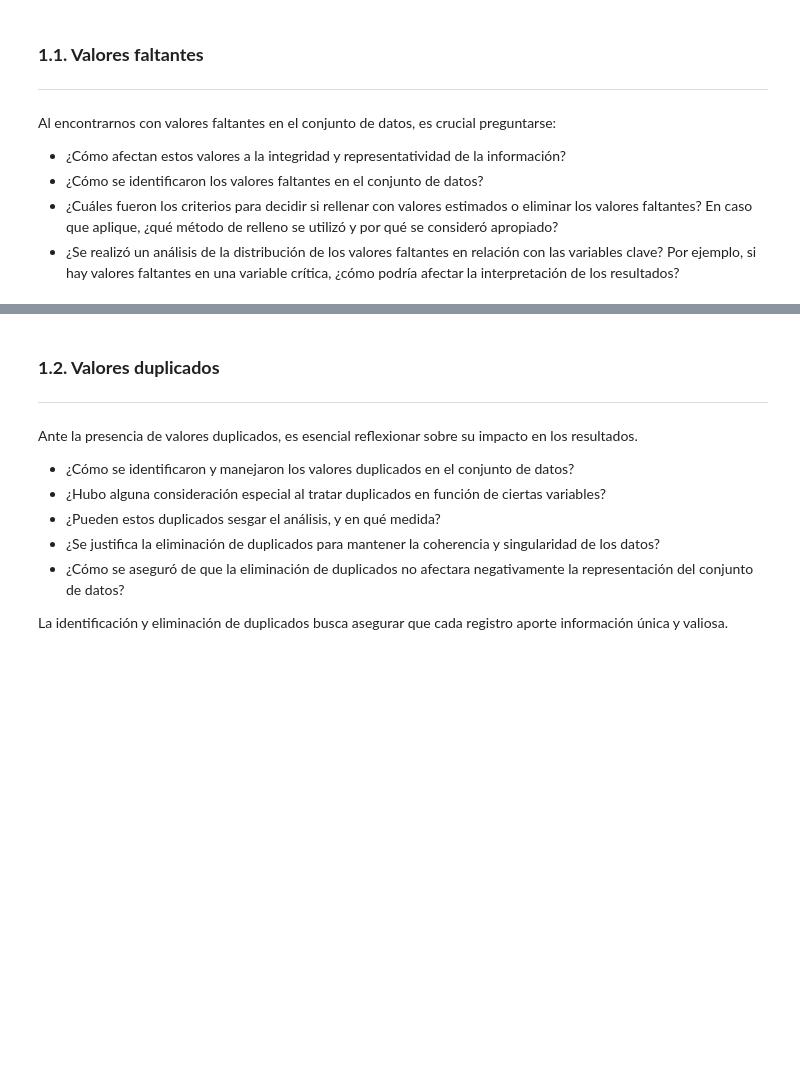
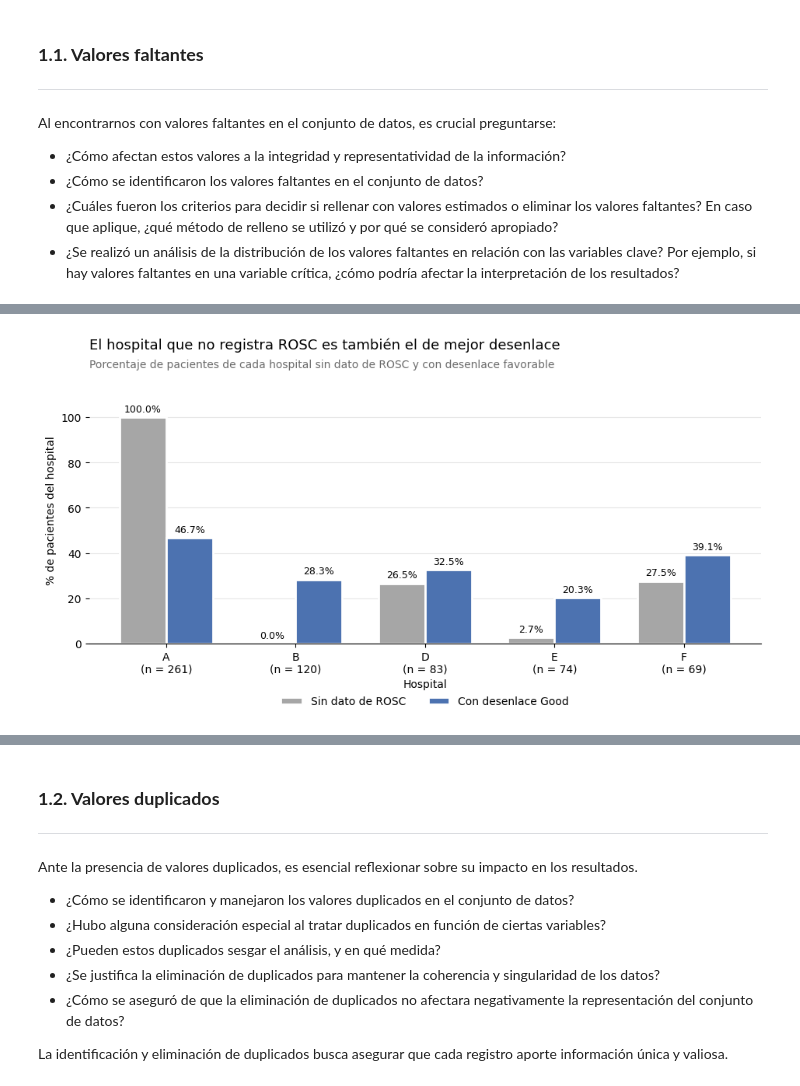
Before and after one commit to AlejandraJaramillo19/mlda-project_, a Jupyter notebook: notebooks/03_data_preparation/03_data_preparation.ipynb, the cells around one changed output, grey strips where cells are left out. Drawn from its saved outputs; the diff is of its cells as text; code cells hidden in the pictures; blank space fills up the shorter version.

```diff
--- a/notebooks/03_data_preparation/03_data_preparation.ipynb
+++ b/notebooks/03_data_preparation/03_data_preparation.ipynb
@@ -65,0 +209,5 @@ Al encontrarnos con valores faltantes en el conjunto de datos, es crucial pregun
+# %%
+for col in numeric_cols:
+    clinical_df[col] = pd.to_numeric(clinical_df[col], errors="coerce")
+
+clinical_df[numeric_cols].dtypes
@@ -65,0 +357,11 @@ Al encontrarnos con valores faltantes en el conjunto de datos, es crucial pregun
+# %%
+mediana_age = clinical_df['Age'].median()
+clinical_df['Age'] = clinical_df['Age'].fillna(mediana_age)
+
+print(f"Imputación aplicada con la mediana: {mediana_age:.0f} años\n")
+print("Estadística descriptiva final de Age:")
+print(clinical_df['Age'].describe().round(2).to_string())
+
+print(f"\nValores faltantes restantes en Age: {clinical_df['Age'].isnull().sum()}")
+assert clinical_df['Age'].isnull().sum() == 0, "Aún quedan faltantes en Age"
+print("Verificación superada: la variable Age no contiene valores faltantes.")
@@ -65,0 +459,45 @@ Al encontrarnos con valores faltantes en el conjunto de datos, es crucial pregun
+# %%
+resumen_hosp = clinical_df.groupby('Hospital').apply(
+    lambda g: pd.Series({
+        'pct_sin_dato': g['ROSC'].isnull().mean() * 100,
+        'pct_good': (g['Outcome'] == 'Good').mean() * 100,
+        'n': len(g),
+    }), include_groups=False
+)
+
+hospitales = resumen_hosp.index.tolist()
+x = np.arange(len(hospitales))
+w = 0.36
+
+fig, ax = plt.subplots(figsize=(9.5, 5.2))
+b1 = ax.bar(x - w/2, resumen_hosp['pct_sin_dato'], w, label='Sin dato de ROSC',
+            color='#A6A6A6', edgecolor='white', linewidth=2)
+b2 = ax.bar(x + w/2, resumen_hosp['pct_good'], w, label='Con desenlace Good',
+            color='#4C72B0', edgecolor='white', linewidth=2)
+
+for barras in (b1, b2):
+    for barra in barras:
+        alto = barra.get_height()
+        ax.text(barra.get_x() + barra.get_width()/2, alto + 1.5,
+                f'{alto:.1f}%', ha='center', va='bottom', fontsize=9)
+
+ax.set_title('El hospital que no registra ROSC es también el de mejor desenlace',
+             fontsize=13, pad=26, loc='left')
+ax.text(0, 1.035,
+        'Porcentaje de pacientes de cada hospital sin dato de ROSC y con desenlace favorable',
+        transform=ax.transAxes, fontsize=10, color='#6b6b6b')
+ax.set_xlabel('Hospital')
+ax.set_ylabel('% de pacientes del hospital')
+ax.set_xticks(x)
+ax.set_xticklabels([f"{h}\n(n = {int(resumen_hosp.loc[h, 'n'])})" for h in hospitales])
+ax.set_ylim(0, 118)
+ax.yaxis.grid(True, color='#e6e6e6', linewidth=0.8)
+ax.set_axisbelow(True)
+for lado in ('top', 'right', 'left'):
+    ax.spines[lado].set_visible(False)
+ax.legend(frameon=False, loc='upper center', bbox_to_anchor=(0.5, -0.16), ncol=2)
+
+plt.tight_layout()
+plt.show()
+# %% [output]
+[figure, added]
```
Also changed, not shown: parts of 81 cells of this notebook.
